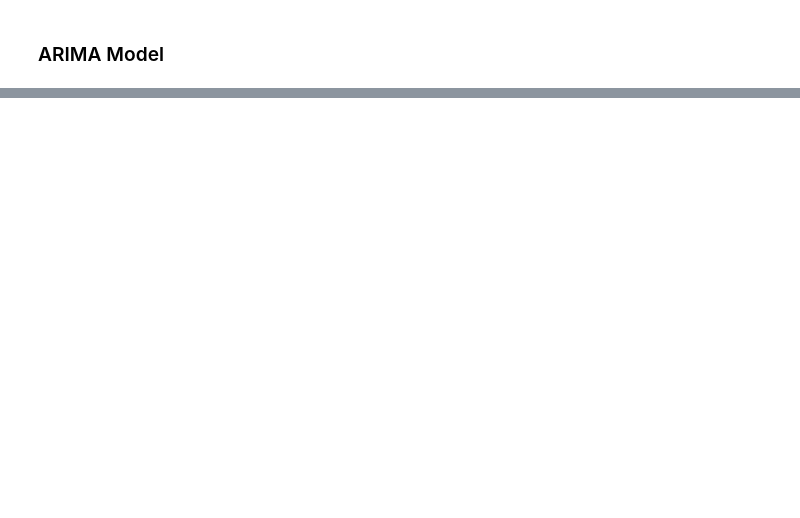
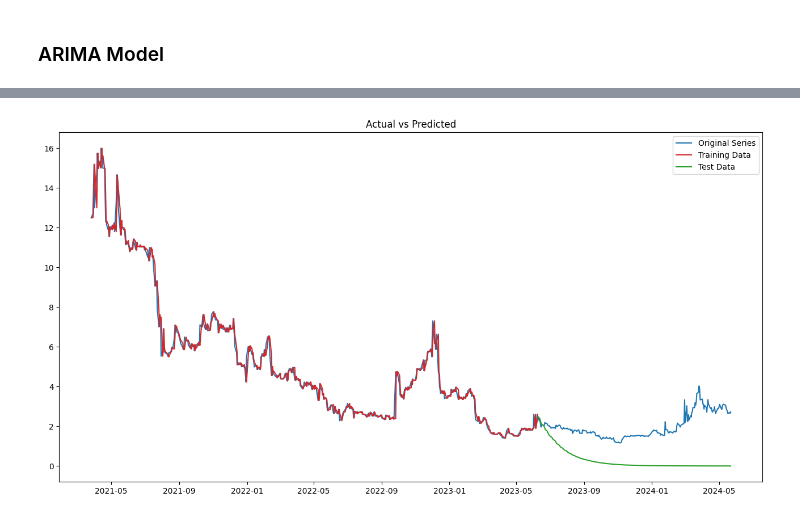
Before and after one commit to chaykovs/Finance-Projects, a Jupyter notebook: Stock Price Analysis/SC_Stock_Price_Analysis.ipynb, the cells around one changed output, grey strips where cells are left out. Cells and saved outputs as stored; diff of their text form; code cells hidden in the pictures; blank space fills up the shorter version.

```diff
--- a/Stock Price Analysis/SC_Stock_Price_Analysis.ipynb
+++ b/Stock Price Analysis/SC_Stock_Price_Analysis.ipynb
@@ -571,0 +609,37 @@ plt.title('ARIMA Model - RMSE: %.4f'% mean_squared_error(results_ARIMA.fittedval
+# %%
+# get mean and confidence interval
+forecast_mean = forecast.predicted_mean
+forecast_conf_int = forecast.conf_int(alpha=0.99)
+forecast_low_bound = forecast_conf_int.iloc[:,0]
+forecast_up_bound = forecast_conf_int.iloc[:,1]
+# %%
+last_log_val = df_log['Close'][-1:]
+# %%
+# Creating a series of cumulative sum
+forecast_log = np.r_[last_log_val, forecast_mean].cumsum()
+forecast_low_log = np.r_[last_log_val, forecast_low_bound].cumsum()
+forecast_up_log = np.r_[last_log_val, forecast_up_bound].cumsum()
+# %%
+# Third step - applying exponential transformation
+forecast_final = pd.Series(np.exp(forecast_log),index=last_log_val.index.union(id_test))
+forecast_low_final = pd.Series(np.exp(forecast_low_log),index=last_log_val.index.union(id_test))
+forecast_up_final = pd.Series(np.exp(forecast_up_log),index=last_log_val.index.union(id_test))
+# %%
+# Plotting the original vs predicted series
+plt.figure(figsize = (16, 8))
+
+plt.plot(df_stock, color = 'tab:blue', label = 'Original Series')
+
+plt.plot(predictions_final, color = 'tab:red', label = 'Training Data')
+
+plt.plot(forecast_final, label = 'Test Data', color = 'tab:green')
+#plt.fill_between(last_log_val.index.union(id_test),forecast_low_final.iloc[:],forecast_up_final.iloc[:], color='pink', alpha=0.3)
+#plt.plot(forecast_low_final, label = 'ARMA Forecast', color = 'tab:green')
+#plt.plot(forecast_up_final, label = 'ARMA Forecast', color = 'tab:cyan')
+plt.title('Actual vs Predicted')
+
+plt.legend()
+
+plt.show()
+# %% [output]
+[figure, added]
```
Also changed, not shown: parts of 30 cells of this notebook.
